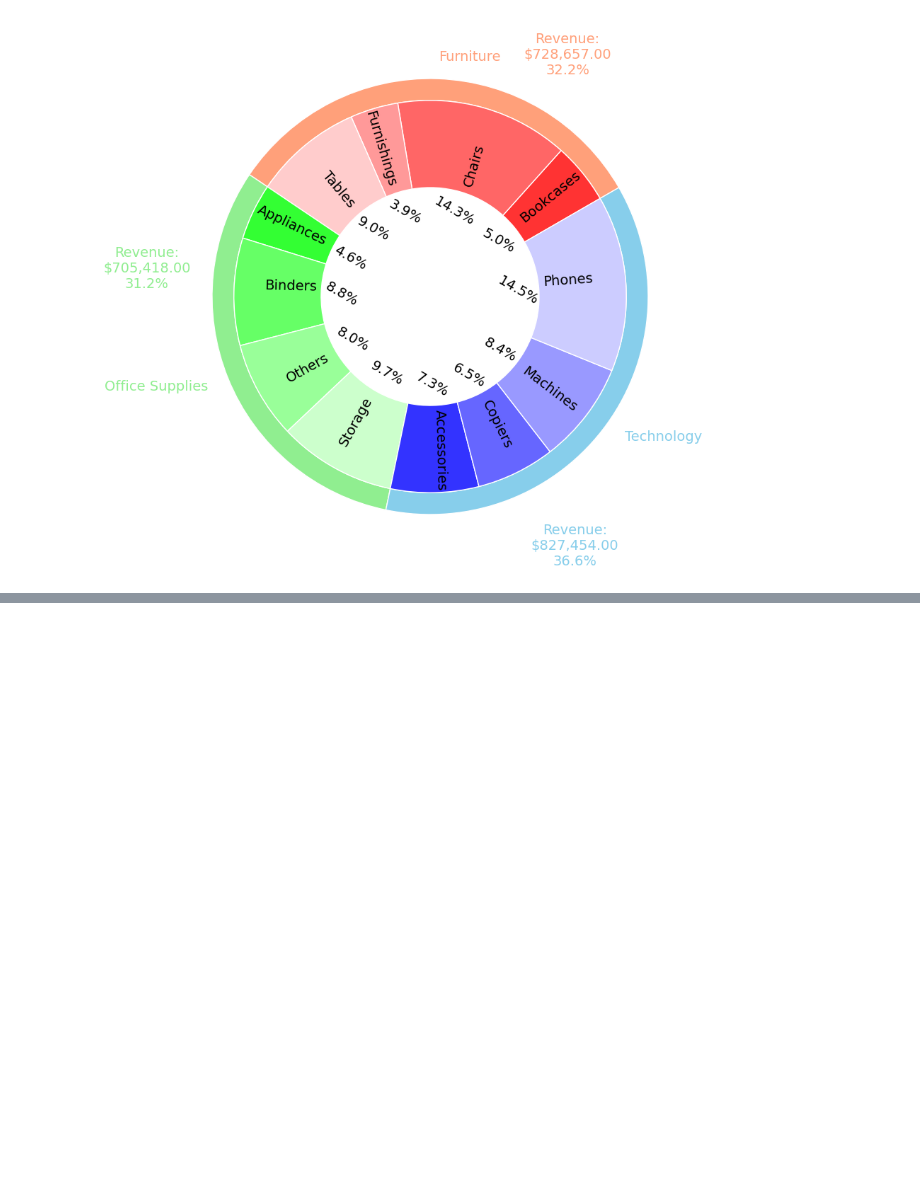
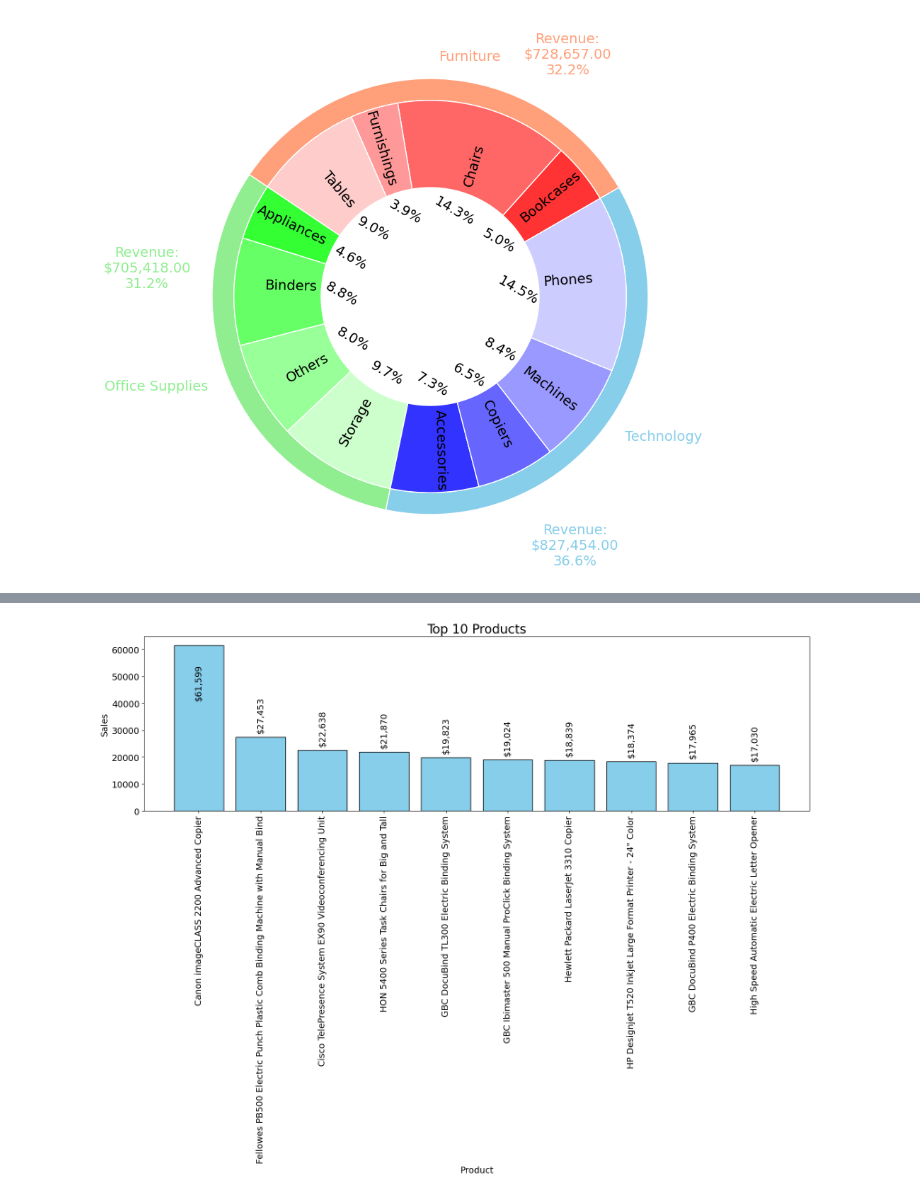
Before and after one commit to MrIsCM/DataProjects, a Jupyter notebook: P1_Sales_DA/main.ipynb, the cells around one changed output, grey strips where cells are left out. Cells and saved outputs as stored; diff of their text form; code cells hidden in the pictures; blank space fills up the shorter version.

Commit message:
Product and region plots.

```diff
--- a/P1_Sales_DA/main.ipynb
+++ b/P1_Sales_DA/main.ipynb
@@ -389,0 +392,5 @@ for text in inner_pie[2]:
+# %%
+top_products = data.groupby('Product Name')['Sales'].sum().sort_values(ascending=False).head(10)
+top_products = top_products.reset_index()
+top_products['Sales'] = top_products['Sales'].astype(int)
+top_products
@@ -389,0 +409,14 @@ for text in inner_pie[2]:
+# %%
+plt.figure()
+plt.title("Top 10 Products", fontsize=20)
+plt.bar(top_products['Product Name'], top_products['Sales'], color='skyblue', edgecolor='black')
+plt.ylabel('Sales')
+plt.xlabel('Product')
+plt.xticks(rotation=90)
+for index, sales in top_products["Sales"].items():
+	if sales > top_products['Sales'].max()/2:
+		plt.text(index, sales-20000,f"${sales:,}", fontsize=14, rotation=90, color='k', ha='center')
+	else:
+		plt.text(index, sales+ 2000,f"${sales:,}", fontsize=14, rotation=90, color='k', ha='center')
+# %% [output]
+[figure, added]
```
Also changed, not shown: parts of 5 cells of this notebook.
